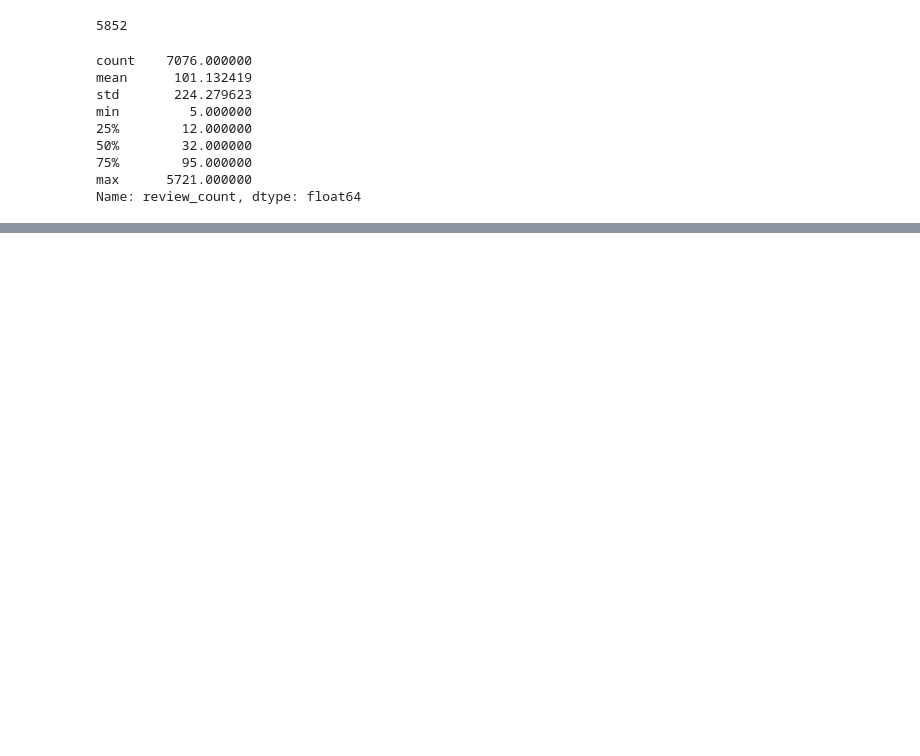
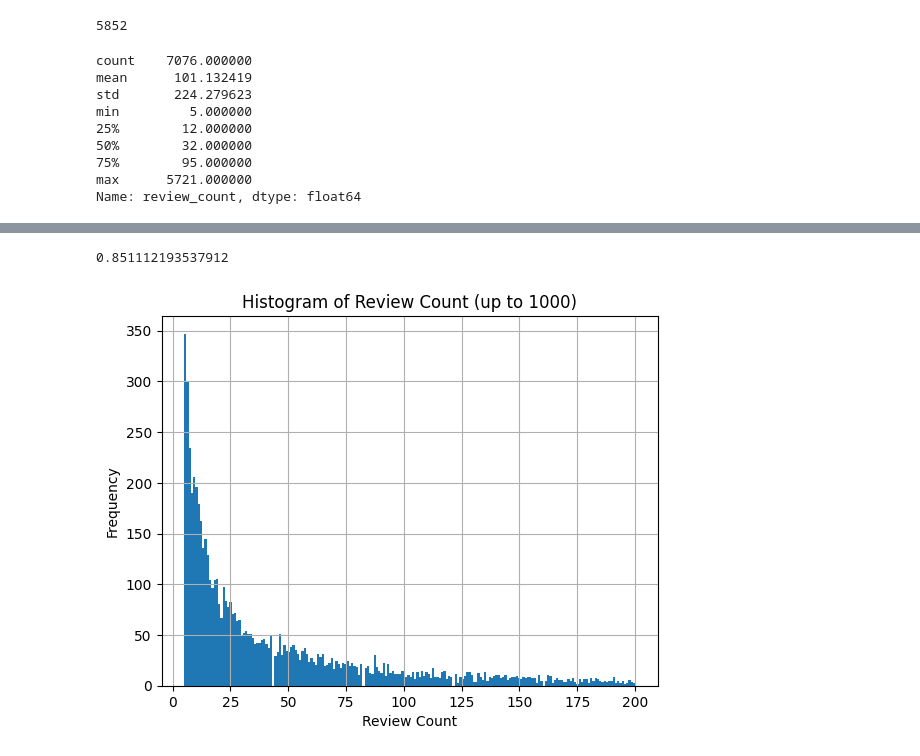
Before and after one commit to EthanWTL/TravelBlogs, a Jupyter notebook: Datasets/YelpDataAnalysis.ipynb, the cells around one changed output, grey strips where cells are left out. Cells and saved outputs as stored; diff of their text form; code cells hidden in the pictures; blank space fills up the shorter version.

```diff
--- a/Datasets/YelpDataAnalysis.ipynb
+++ b/Datasets/YelpDataAnalysis.ipynb
@@ -202,0 +209,15 @@ Name: review_count, dtype: float64
+# %%
+border = 200
+count = df_Phil_restaurant_food[df_Phil_restaurant_food['review_count'] > border].shape[0]
+count_ = df_Phil_restaurant_food[df_Phil_restaurant_food['review_count'] <= border].shape[0]
+print(1- count/count_)
+# %% [output]
+0.851112193537912
+# %%
+df_Phil_restaurant_food[df_Phil_restaurant_food['review_count']<=200]['review_count'].hist(bins=200)
+plt.xlabel('Review Count')
+plt.ylabel('Frequency')
+plt.title('Histogram of Review Count (up to 1000)')
+plt.show()
+# %% [output]
+[figure, added]
```
Also changed, not shown: parts of 2 cells of this notebook, 1 other file.
